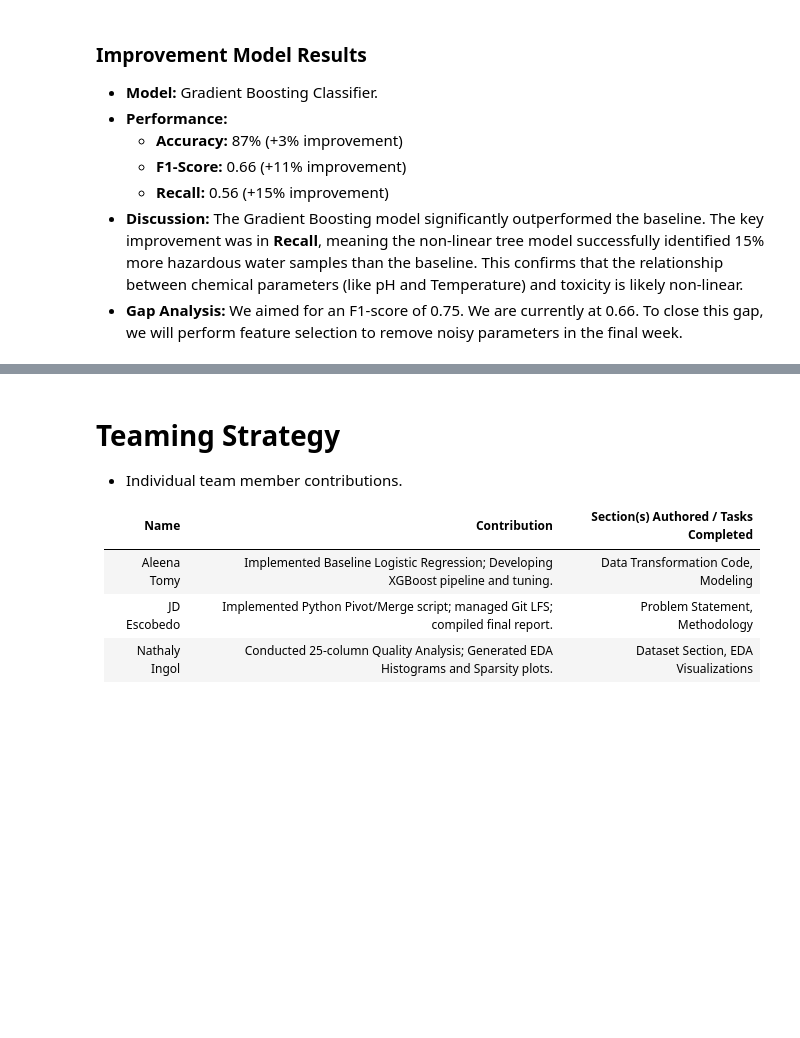
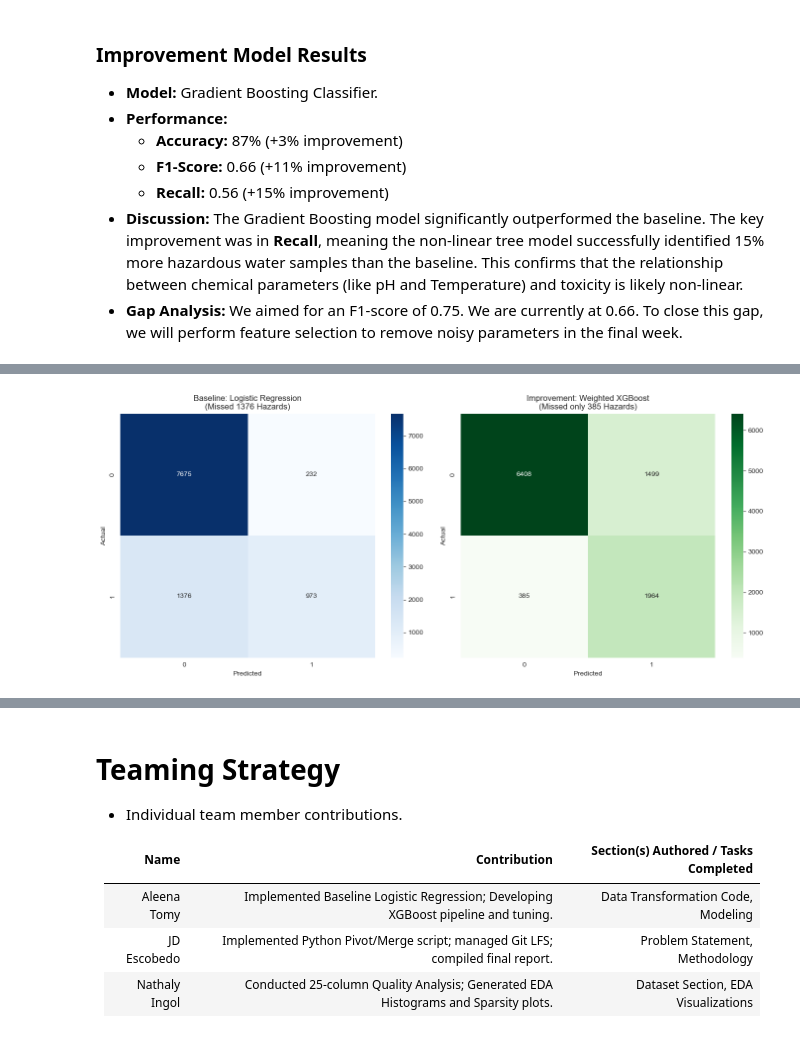
Before and after one commit to coconath0/ML-project, a Jupyter notebook: project_progress_ETI.ipynb, the cells around one changed output, grey strips where cells are left out. Drawn from its saved outputs; the diff is of its cells as text; code cells hidden in the pictures; blank space fills up the shorter version.

Commit message:
Worked on improving recall score and generated top 15 features

```diff
--- a/project_progress_ETI.ipynb
+++ b/project_progress_ETI.ipynb
@@ -810,0 +808,83 @@ plt.show()
+# %%
+import numpy as np
+import matplotlib.pyplot as plt
+import seaborn as sns
+from xgboost import XGBClassifier
+from sklearn.metrics import classification_report, f1_score, confusion_matrix
+
+
+# 1. IMPLEMENT INSTRUCTOR FEEDBACK
+
+
+# Calculate scale_pos_weight dynamically
+# Formula: Negative Samples (0) / Positive Samples (1)
+neg_count = np.sum(y_train == 0)
+pos_count = np.sum(y_train == 1)
+scale_weight = neg_count / pos_count
+
+print(f"Instructor Feedback Implemented:")
+print(f" - Safe Samples: {neg_count}")
+print(f" - Hazard Samples: {pos_count}")
+print(f" - Calculated scale_pos_weight: {scale_weight:.2f}")
+
+# Improvement Model: XGBoost with Class Weighting & Regularization
+xgb_model = XGBClassifier(
+    n_estimators=100,
+    learning_rate=0.1,
+    max_depth=3,
+    random_state=42,
+    # INSTRUCTOR SUGGESTIONS:
+    scale_pos_weight=scale_weight,  # Prioritize Recall
+    reg_alpha=0.1,                  # L1 Regularization (Lasso-like)
+    reg_lambda=1.0,                 # L2 Regularization (Ridge-like)
+    use_label_encoder=False,
+    eval_metric='logloss'
+)
+
+xgb_model.fit(X_train, y_train)
+
+
+# 2. EVALUATION
+
+
+y_pred_xgb = xgb_model.predict(X_test)
+
+print("\nImprovement (Weighted XGBoost) Classification Report:")
+print(classification_report(y_test, y_pred_xgb))
+
+# Metric Comparison
+f1_base = f1_score(y_test, y_pred_log)
+f1_xgb = f1_score(y_test, y_pred_xgb)
+
+print(f"Baseline F1: {f1_base:.4f}")
+print(f"Weighted XGBoost F1: {f1_xgb:.4f}")
+
+
+# 3. VISUALIZATION (Comparison)
+
+
+# Generate Confusion Matrices
+cm_base = confusion_matrix(y_test, y_pred_log)
+cm_xgb = confusion_matrix(y_test, y_pred_xgb)
+
+# Calculate hazards missed for titles
+missed_base = cm_base[1][0] # False Negatives
+missed_xgb = cm_xgb[1][0]   # False Negatives
+
+fig, axes = plt.subplots(1, 2, figsize=(14, 6))
+
+# Baseline Plot
+sns.heatmap(cm_base, annot=True, fmt='d', cmap='Blues', ax=axes[0])
+axes[0].set_title(f'Baseline: Logistic Regression\n(Missed {missed_base} Hazards)')
+axes[0].set_xlabel('Predicted')
+axes[0].set_ylabel('Actual')
+
+# Gradient Boosting Plot
+sns.heatmap(cm_xgb, annot=True, fmt='d', cmap='Greens', ax=axes[1])
+axes[1].set_title(f'Improvement: Weighted XGBoost\n(Missed only {missed_xgb} Hazards)')
+axes[1].set_xlabel('Predicted')
+axes[1].set_ylabel('Actual')
+
+plt.tight_layout()
+plt.show()
+# %% [output]
@@ -810,0 +910 @@ plt.show()
+[figure, added]
```
Also changed, not shown: parts of 10 cells of this notebook.
